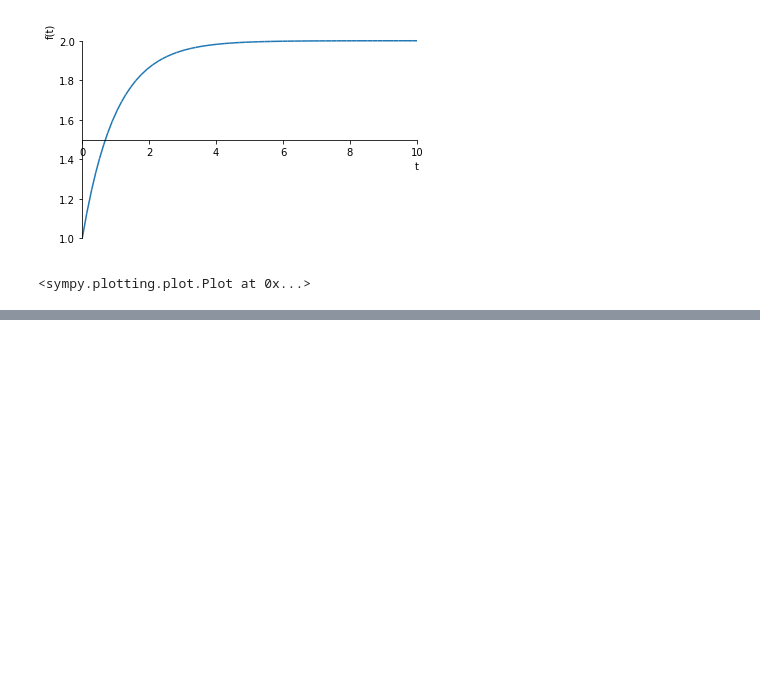
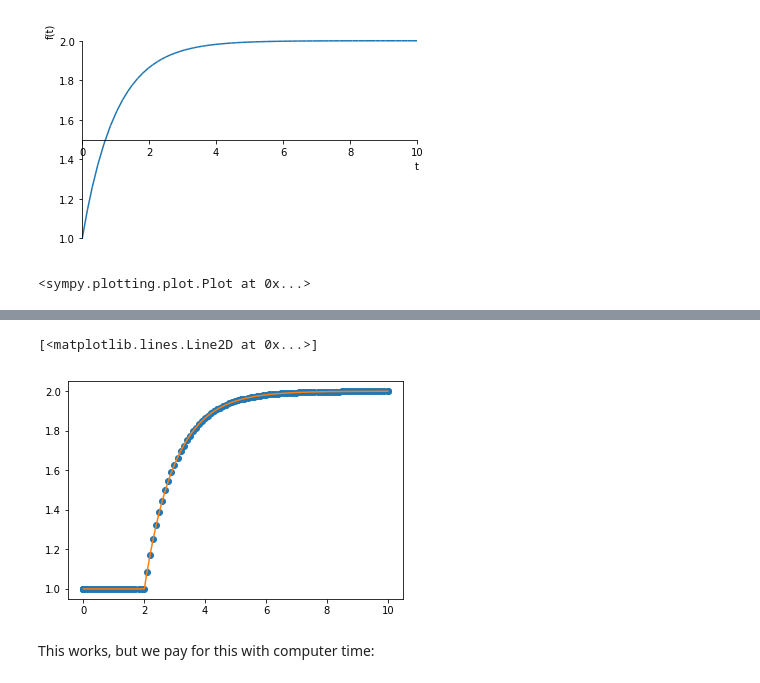
Before and after one commit to alchemyst/Dynamics-and-Control, a Jupyter notebook: 1_Dynamics/1_Modelling/Equation solving tools.ipynb, the cells around one changed output, grey strips where cells are left out. Cells and saved outputs as stored; diff of their text form; code cells hidden in the pictures; blank space fills up the shorter version.

```diff
--- a/1_Dynamics/1_Modelling/Equation solving tools.ipynb
+++ b/1_Dynamics/1_Modelling/Equation solving tools.ipynb
@@ -267,0 +324,11 @@ ts = numpy.linspace(0, 10)
+# %%
+sol = scipy.integrate.solve_ivp(dhdt, tspan, [h0], max_step=0.1)
+smoothsol = scipy.integrate.solve_ivp(dhdt, tspan, [h0], t_eval=tsmooth, max_step=0.1)
+# %%
+plt.plot(sol.t, sol.y.T, 'o')
+plt.plot(smoothsol.t, smoothsol.y.T)
+# %% [output]
+[<matplotlib.lines.Line2D at 0x...>]
+[figure, added]
+# %% [markdown]
+This works, but we pay for this with computer time:
```
Also changed, not shown: parts of 56 cells of this notebook.
